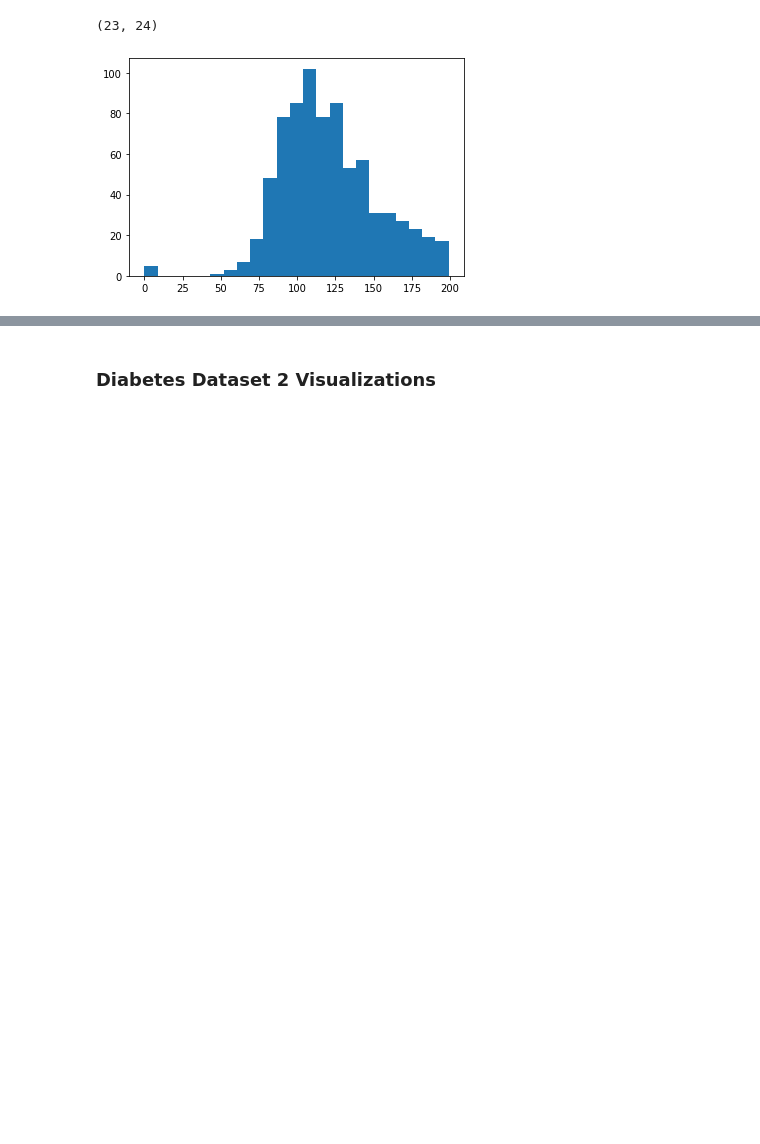
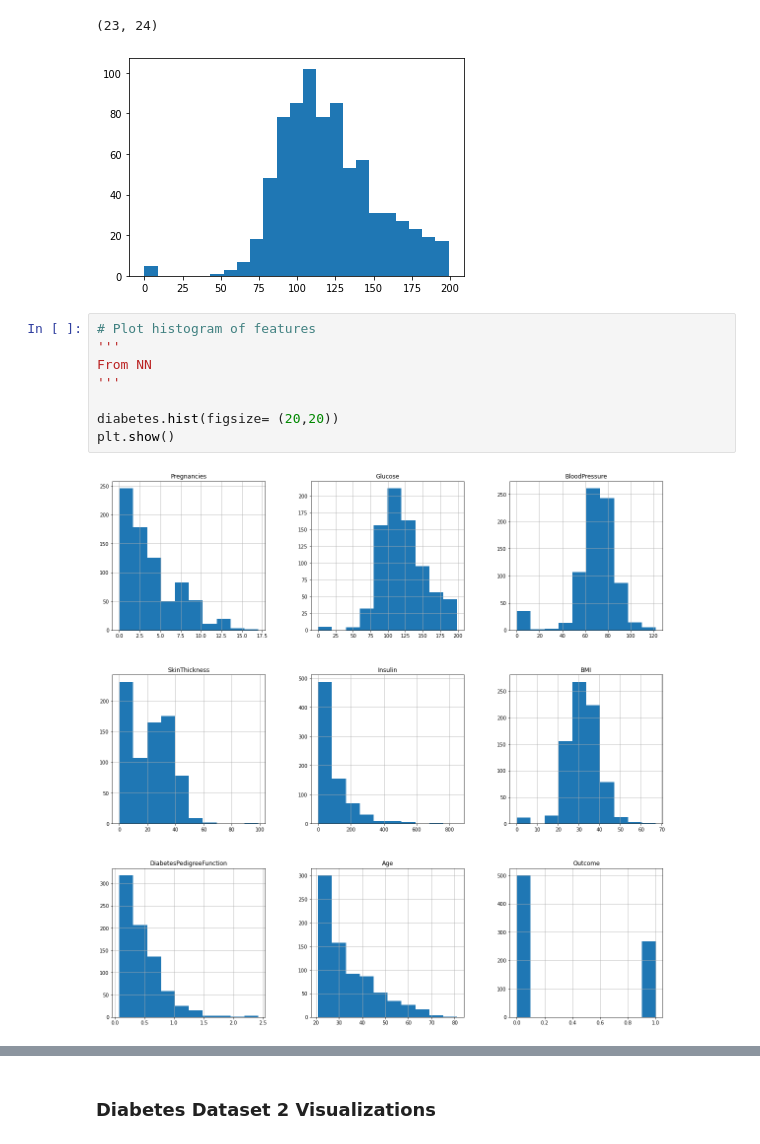
Before and after one commit to psalinas505/python-diabetes, a Jupyter notebook: Python_Diabetes_PS_NN_BB.ipynb, the cells around one changed output, grey strips where cells are left out. Cells and saved outputs as stored; diff of their text form; blank space fills up the shorter version.

```diff
--- a/Python_Diabetes_PS_NN_BB.ipynb
+++ b/Python_Diabetes_PS_NN_BB.ipynb
@@ -236,3 +352,13 @@ n.size, bins.size
 # %% [output]
 (23, 24)
 [figure]
+# %%
+# Plot histogram of features
+'''
+From NN
+'''
+
+diabetes.hist(figsize= (20,20))
+plt.show()
+# %% [output]
+[figure, added]
```
Also changed, not shown: parts of 41 cells of this notebook.
